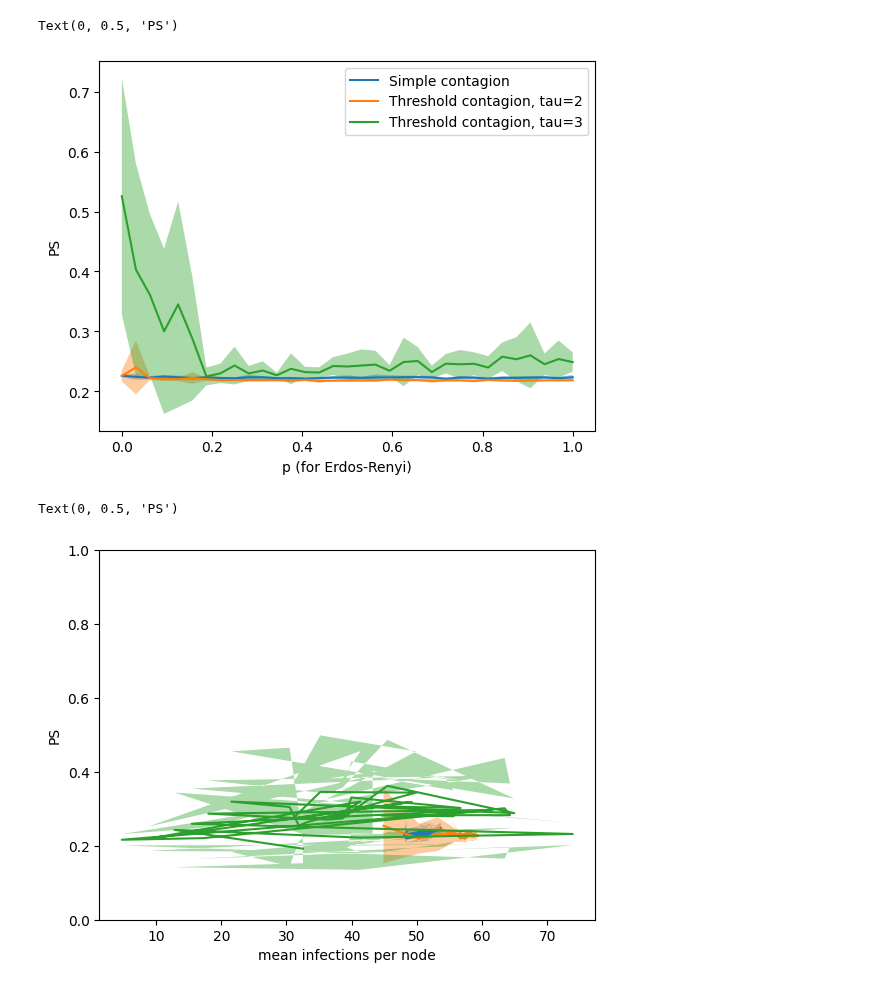
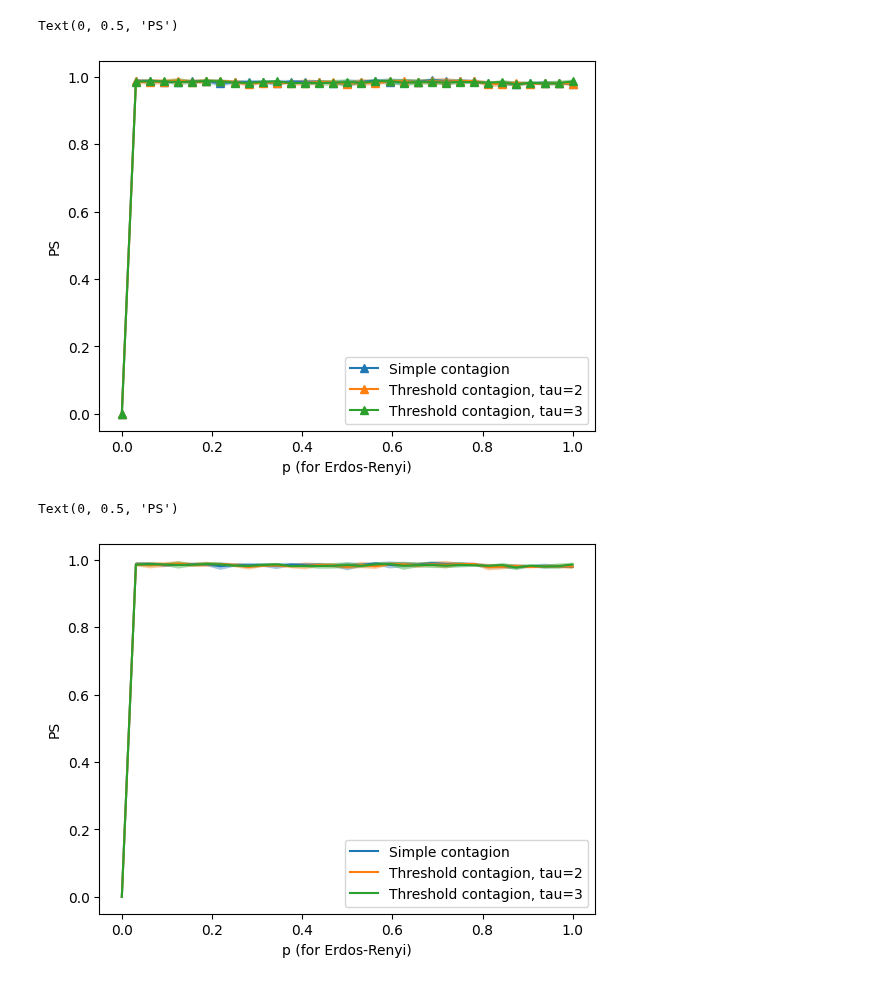
Before and after one commit to nwlandry/complex-network-reconstruction, a Jupyter notebook: plot_er_experiment.ipynb, the cells around one changed output. Drawn from its saved outputs; the diff is of its cells as text; code cells hidden in the pictures.

```diff
--- a/plot_er_experiment.ipynb
+++ b/plot_er_experiment.ipynb
@@ -84,0 +7,9 @@ for f in os.listdir(data_dir):
+# %%
+fname = "Data/watts-strogatz.json"
+fname = "Data/erdos-renyi.json"
+
+with open(fname) as file:
+    data = json.load(file)
+p = np.array(data["p"], dtype=float)
+ps = np.array(data["ps"], dtype=float)
+sps = np.array(data["sps"], dtype=float)
@@ -85,31 +21,28 @@ for f in os.listdir(data_dir):
 # %%
 l = ["Simple contagion", "Threshold contagion, tau=2", "Threshold contagion, tau=3"]
 
-for i in c_dict:
-    ps_mean = np.mean(psmat, axis=2)[c_dict[i]]
-    ps_std = np.std(psmat, axis=2)[c_dict[i]]
-    ipn_mean = np.mean(ipn, axis=2)[c_dict[i]]
-    plt.plot(plist, ps_mean, label=l[i])
-    plt.fill_between(plist, ps_mean - ps_std, ps_mean + ps_std, alpha=0.4)
+for i in range(ps.shape[0]):
+    ps_mean = np.mean(ps, axis=2)[i]
+    ps_std = np.std(ps, axis=2)[i]
+    plt.plot(p, ps_mean, "^-", label=l[i])
+    plt.fill_between(p, ps_mean - ps_std, ps_mean + ps_std, alpha=0.4)
 plt.legend()
 plt.xlabel("p (for Erdos-Renyi)")
 plt.ylabel("PS")
 # %% [output]
 Text(0, 0.5, 'PS')
-[figure, old version]
+[figure, new version]
 # %%
 l = ["Simple contagion", "Threshold contagion, tau=2", "Threshold contagion, tau=3"]
 
-for i in c_dict:
-    ps_mean = np.mean(psmat, axis=2)[c_dict[i]]
-    ps_std = np.std(psmat, axis=2)[c_dict[i]]
-    ipn_mean = np.mean(ipn, axis=2)[c_dict[i]]
-    plt.plot(ipn_mean, ps_mean, label=l[i])
-    plt.fill_between(ipn_mean, ps_mean - ps_std, ps_mean + ps_std, alpha=0.4)
-# plt.legend()
-plt.ylim([0, 1])
-plt.xlabel("mean infections per node")
+for i in range(sps.shape[0]):
+    ps_mean = np.mean(sps, axis=2)[i]
+    ps_std = np.std(sps, axis=2)[i]
+    plt.plot(p, ps_mean, label=l[i])
+    plt.fill_between(p, ps_mean - ps_std, ps_mean + ps_std, alpha=0.4)
+plt.legend()
+plt.xlabel("p (for Erdos-Renyi)")
 plt.ylabel("PS")
 # %% [output]
 Text(0, 0.5, 'PS')
-[figure, old version]
+[figure, new version]
```
Also changed, not shown: parts of 3 cells of this notebook, 9 other files.
